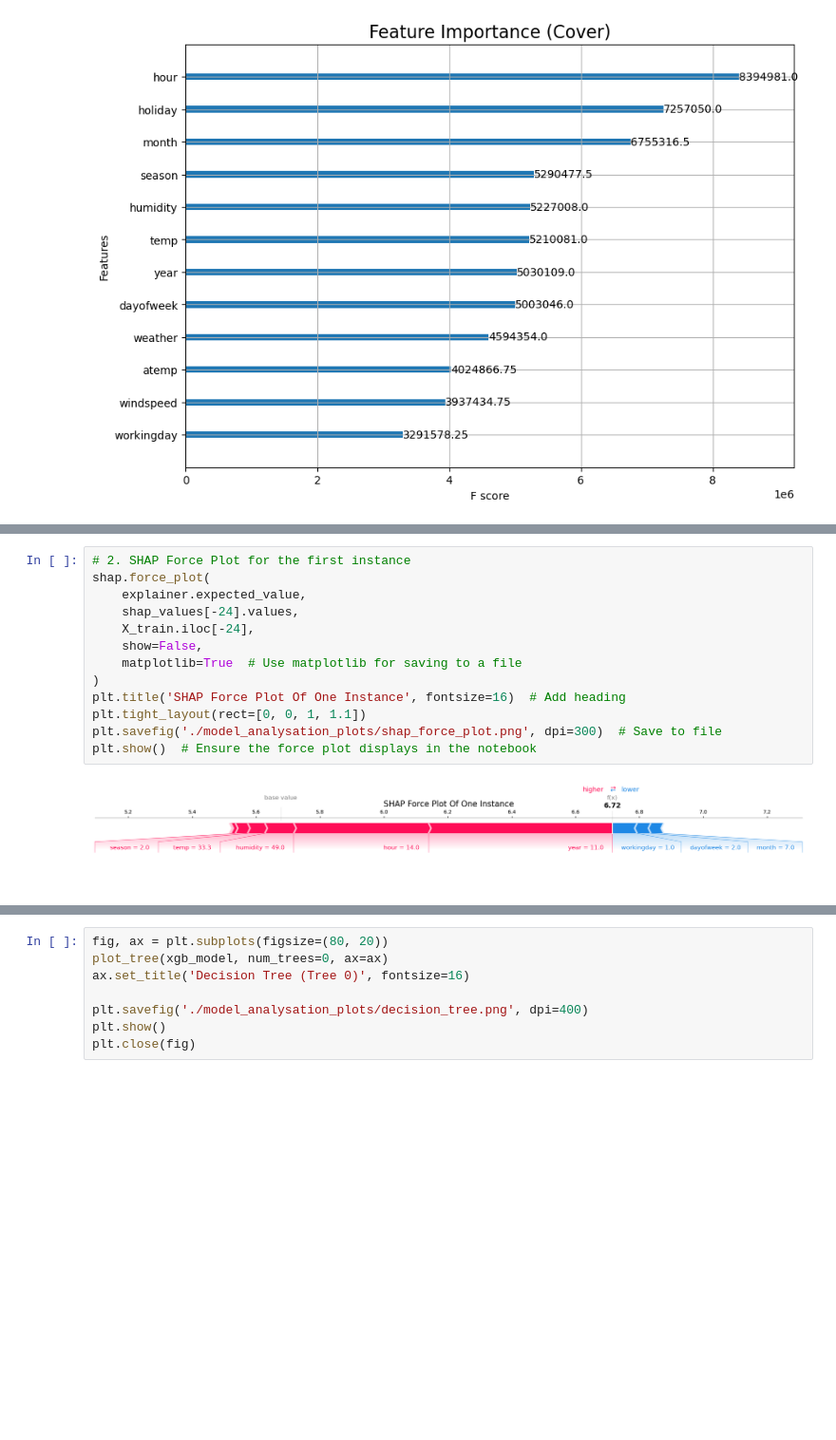
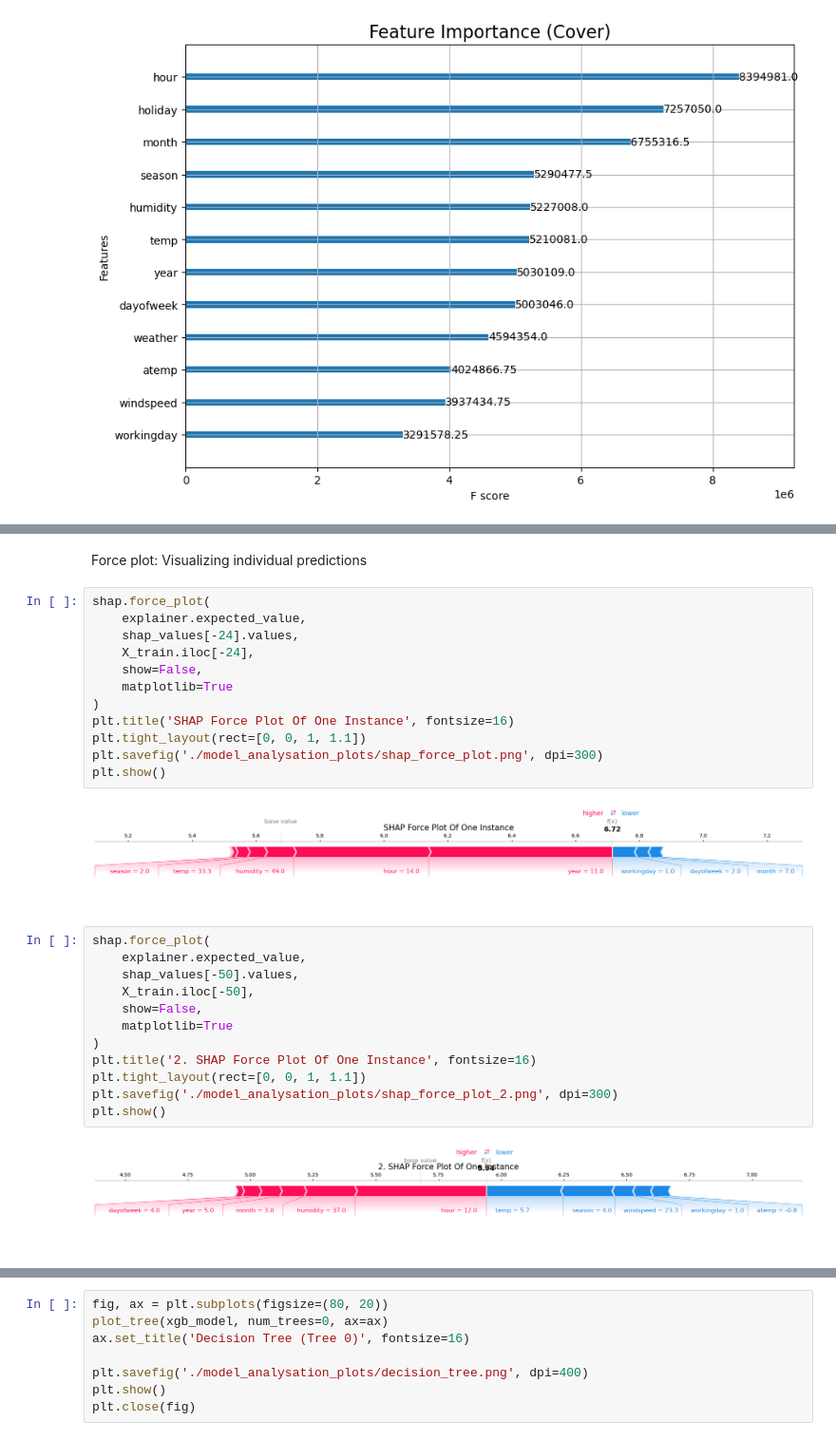
Before and after one commit to Scarch/ProjectE8, a Jupyter notebook: training_ml_model_on_capital_bikeshar_data.ipynb, the cells around one changed output, grey strips where cells are left out. Shown at 95% size. Cells and saved outputs as stored; diff of their text form; blank space fills up the shorter version.

Commit message:
Added documentation to the creation of XGBoost analysation plots, added another plot, updated README.md

```diff
--- a/training_ml_model_on_capital_bikeshar_data.ipynb
+++ b/training_ml_model_on_capital_bikeshar_data.ipynb
@@ -209,17 +219,32 @@ plt.close(fig_summary)  # Close figure to free memory
 # %% [output]
 [figure]
+# %% [markdown]
+Force plot: Visualizing individual predictions
 # %%
-# 2. SHAP Force Plot for the first instance
 shap.force_plot(
     explainer.expected_value,
     shap_values[-24].values,
     X_train.iloc[-24],
     show=False,
-    matplotlib=True  # Use matplotlib for saving to a file
+    matplotlib=True
 )
-plt.title('SHAP Force Plot Of One Instance', fontsize=16)  # Add heading
+plt.title('SHAP Force Plot Of One Instance', fontsize=16)
 plt.tight_layout(rect=[0, 0, 1, 1.1])
-plt.savefig('./model_analysation_plots/shap_force_plot.png', dpi=300)  # Save to file
-plt.show()  # Ensure the force plot displays in the notebook
+plt.savefig('./model_analysation_plots/shap_force_plot.png', dpi=300)
+plt.show()
 # %% [output]
 [figure]
+# %%
+shap.force_plot(
+    explainer.expected_value,
+    shap_values[-50].values,
+    X_train.iloc[-50],
+    show=False,
+    matplotlib=True
+)
+plt.title('2. SHAP Force Plot Of One Instance', fontsize=16)
+plt.tight_layout(rect=[0, 0, 1, 1.1])
+plt.savefig('./model_analysation_plots/shap_force_plot_2.png', dpi=300)
+plt.show()
+# %% [output]
+[figure, added]
```
Also changed, not shown: parts of 10 cells of this notebook, 2 other files.
